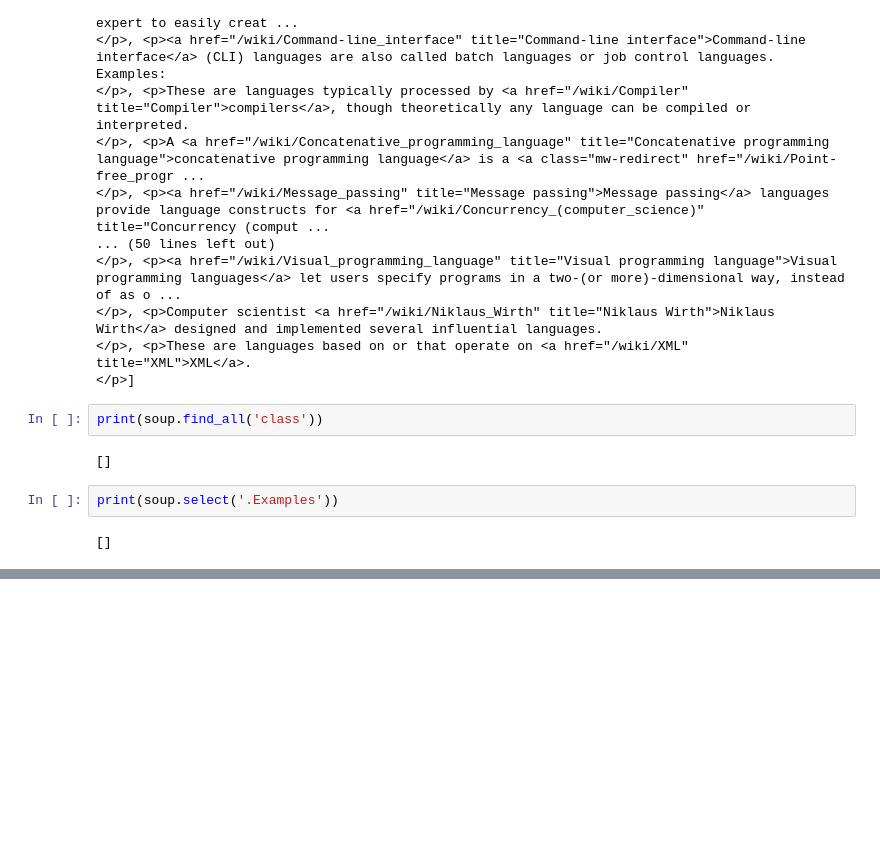
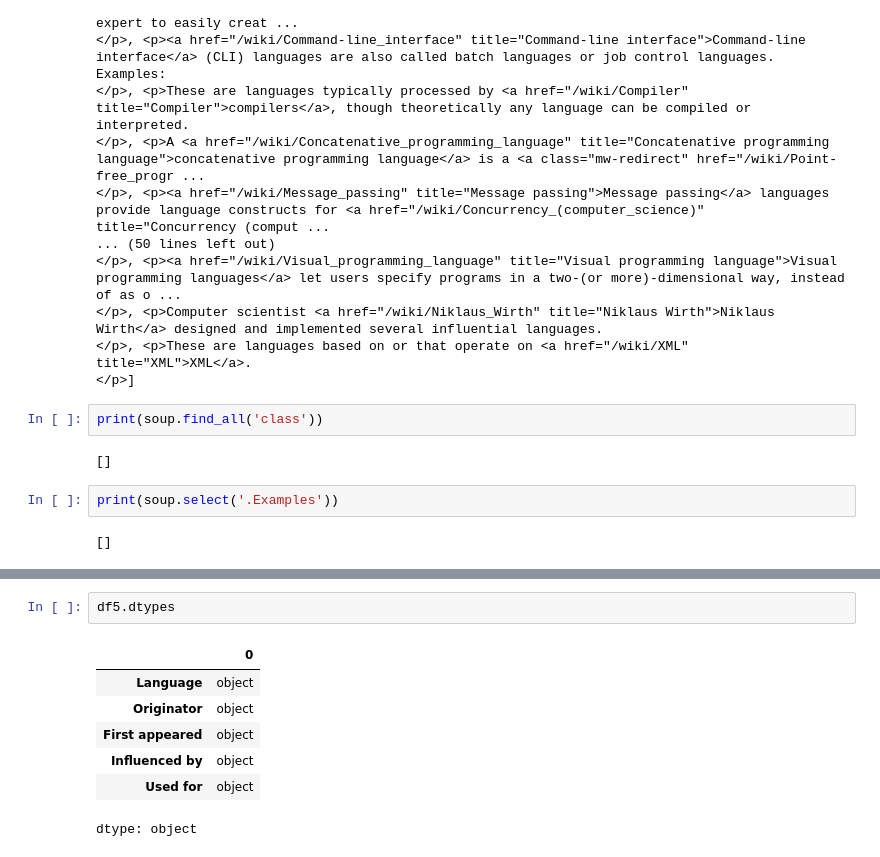
Before and after one commit to Mahdi-Miri/pandas, a Jupyter notebook: pandas.ipynb, the cells around one changed output, grey strips where cells are left out. Saved outputs shown, nothing was run; the diff lists cells and outputs as text; blank space fills up the shorter version.

```diff
--- a/pandas.ipynb
+++ b/pandas.ipynb
@@ -424,0 +494,10 @@ print(soup.select('.Examples'))
+# %%
+df5.dtypes
+# %% [output]
+|  | 0 |
+| Language | object |
+| Originator | object |
+| First appeared | object |
+| Influenced by | object |
+| Used for | object |
+dtype: object
```
Also changed, not shown: parts of 6 cells of this notebook.
